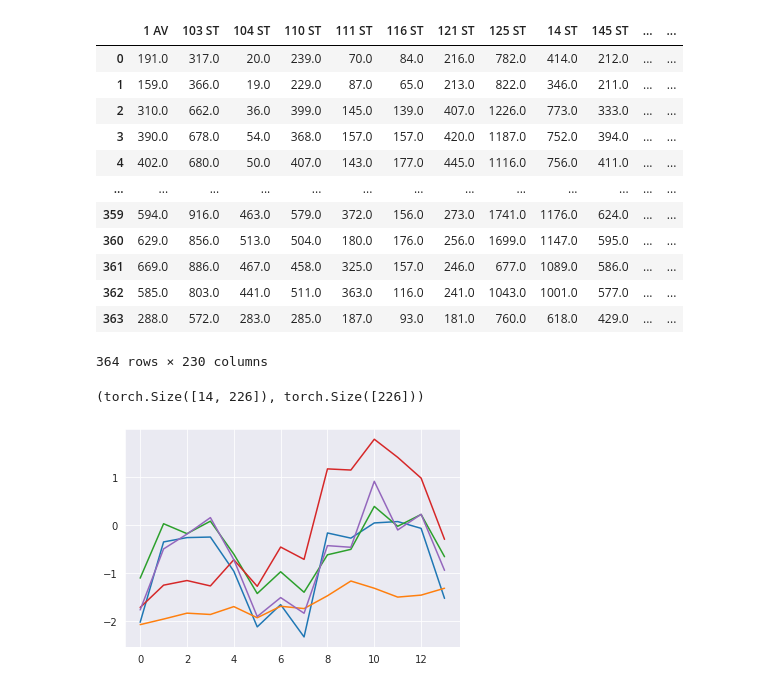
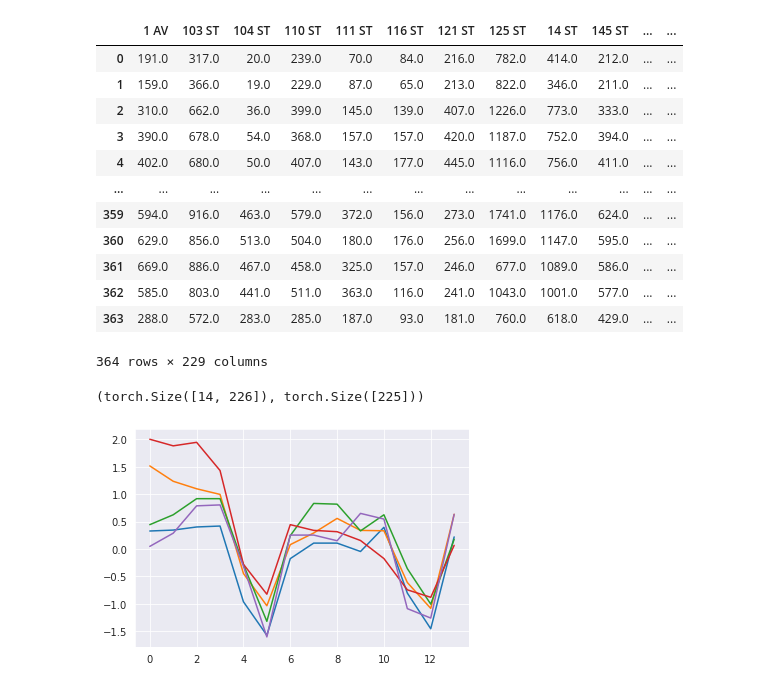
Before and after one commit to Eldervald/traffic-extrapolation, a Jupyter notebook: mta/gnn_forecasting.ipynb, the cells around one changed output. Saved outputs shown, nothing was run; the diff lists cells and outputs as text; code cells hidden in the pictures.

```diff
--- a/mta/gnn_forecasting.ipynb
+++ b/mta/gnn_forecasting.ipynb
@@ -55,7 +61,6 @@ pyg_data = from_networkx(G, group_node_attrs=['embedding'])
 pyg_data.to(device);
 # %%
 df = pd.read_csv('data/mta_ridership_pivot.csv')
-df['group'] = 0
 df
 # %% [output]
 |  | 1 AV | 103 ST | 104 ST | 110 ST | 111 ST | 116 ST | 121 ST | 125 ST | 14 ST | 145 ST | ... | ... |
@@ -70,7 +75,7 @@ df
 | 361 | 669.0 | 886.0 | 467.0 | 458.0 | 325.0 | 157.0 | 246.0 | 677.0 | 1089.0 | 586.0 | ... | ... |
 | 362 | 585.0 | 803.0 | 441.0 | 511.0 | 363.0 | 116.0 | 241.0 | 1043.0 | 1001.0 | 577.0 | ... | ... |
 | 363 | 288.0 | 572.0 | 283.0 | 285.0 | 187.0 | 93.0 | 181.0 | 760.0 | 618.0 | 429.0 | ... | ... |
-364 rows × 230 columns
+364 rows × 229 columns
 # %%
 stations = df.columns[1:-3].to_list()
 targets = df.columns[1:-3].to_list()
@@ -128,33 +156,39 @@ class TimeSeriesDataset(Dataset):
     def __getsize__(self):
         return (self.__len__())
 # %%
-dataset = TimeSeriesDataset(df, features, targets)
+dataset = SnapshotTimeSeriesDataset(df, features, targets, extra_features)
 dataset[0][0].shape, dataset[0][1].shape
 # %% [output]
-(torch.Size([14, 226]), torch.Size([226]))
+(torch.Size([14, 226]), torch.Size([225]))
 # %%
-def make_dataloaders(df, batch_size=64, **kwargs):
+def make_datasets(df, **kwargs):
     train_df = df.iloc[:int(len(df) * 0.7)]
     val_df = df.iloc[int(len(df) * 0.7): int(len(df) * 0.85)]
+    # val_df = df.iloc[9:25]
     test_df = df.iloc[int(len(df) * 0.85):]
 
-    train_ds = TimeSeriesDataset(train_df, features, targets, **kwargs)
-    val_ds = TimeSeriesDataset(val_df, features, targets, **kwargs)
-    test_ds = TimeSeriesDataset(test_df, features, targets, **kwargs)
+    train_ds = SnapshotTimeSeriesDataset(train_df, features, targets, **kwargs)
+    val_ds = SnapshotTimeSeriesDataset(val_df, features, targets, **kwargs)
+    test_ds = SnapshotTimeSeriesDataset(test_df, features, targets, **kwargs)
+
+    return train_ds, val_ds, test_ds
 
 
+def make_dataloaders(train_ds, val_ds, test_ds, batch_size=32, **kwargs):
     train_loader = DataLoader(train_ds, batch_size=batch_size, shuffle=True)
-    val_loader = DataLoader(val_ds, batch_size=batch_size, shuffle=True)
-    test_loader = DataLoader(test_ds, batch_size=batch_size, shuffle=True)
+    val_loader = DataLoader(val_ds, batch_size=batch_size)
+    test_loader = DataLoader(test_ds, batch_size=batch_size)
 
     return train_loader, val_loader, test_loader
+# %%
+train_ds, val_ds, test_ds = make_datasets(df, normalize=True)
+train_loader, val_loader, test_loader = make_dataloaders(train_ds, val_ds, test_ds)
 # %%
-loader, _, _ = make_dataloaders(df, batch_size=4, normalize=True)
-kek = [x.shape for x in next(iter(loader))]
-plt.plot(next(iter(loader))[0][0, :, :5].detach().numpy())
+kek = [x.shape for x in next(iter(train_loader))]
+plt.plot(next(iter(train_loader))[0][0, :, :5].detach().numpy())
 plt.show()
 # %% [output]
-[figure, old version]
+[figure, new version]
 # %%
 pyg_data = pyg_data.subgraph(torch.tensor([pyg_data.id.index(x) for x in stations]))
 pyg_data.id = stations
```
Also changed, not shown: parts of 10 cells of this notebook.
